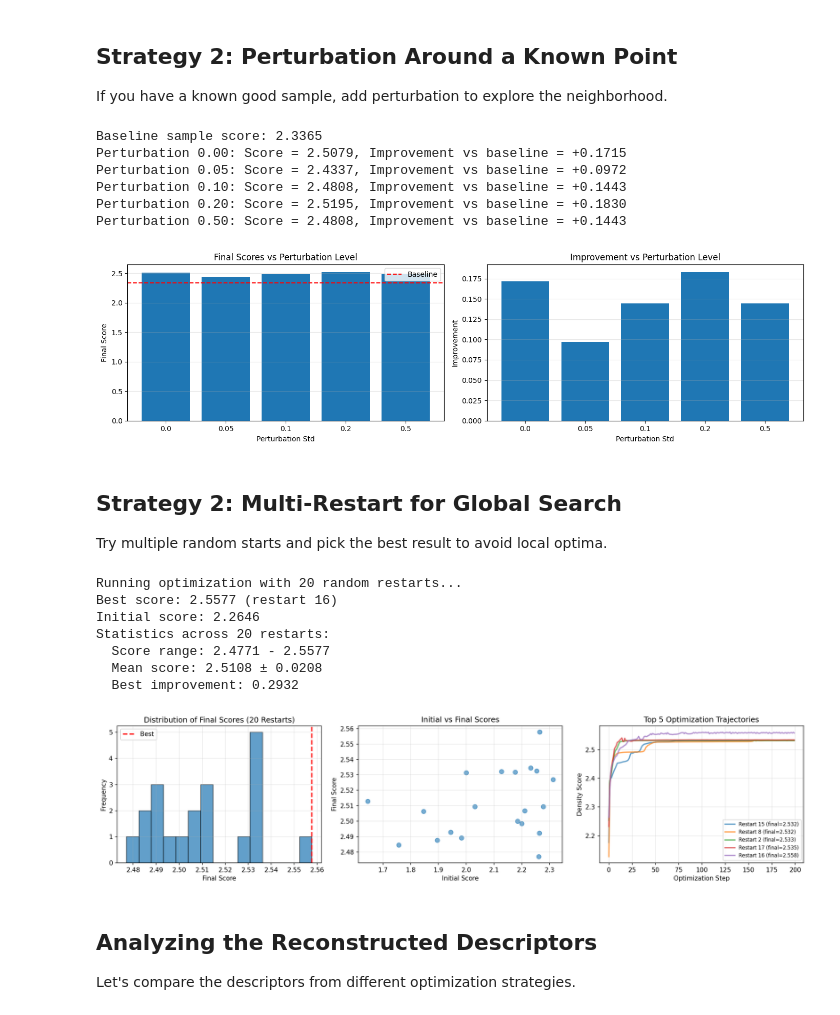
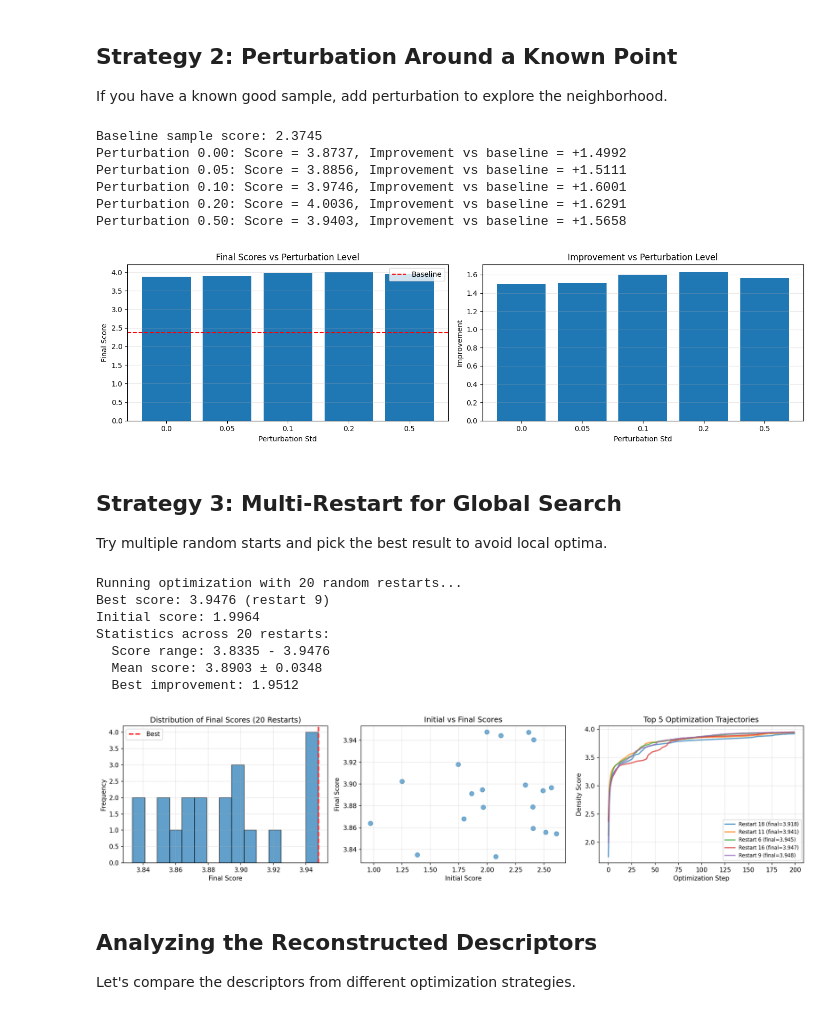
Before and after one commit to TsumiNa/foundation_model, a Jupyter notebook: notebooks/advanced_optimization_demo.ipynb, the cells around one changed output. Drawn from its saved outputs; the diff is of its cells as text; code cells hidden in the pictures.

```diff
--- a/notebooks/advanced_optimization_demo.ipynb
+++ b/notebooks/advanced_optimization_demo.ipynb
@@ -67,7 +67,7 @@ encoder_config = MLPEncoderConfig(hidden_dims=[input_dim, 256, latent_dim], norm
 density_task = RegressionTaskConfig(
     name='density',
     data_column='density',
-    dims=[latent_dim, 64, 1],
+    dims=[latent_dim, 64, 32, 1],
     norm=True,
 )
 ae_task = AutoEncoderTaskConfig(
@@ -92,14 +92,16 @@ for epoch in range(200):
     total = 0.0
     for batch_x, batch_y in loader:
         optim.zero_grad()
-        _, h = model.encoder(batch_x)
-        pred = model.task_heads['density'](h)
-        recon = model.task_heads['reconstruction'](h)
+        # UPDATED: Use model's forward() which applies Tanh uniformly
+        outputs = model(batch_x)
+        pred = outputs['density']
+        recon = outputs['reconstruction']
         loss = F.mse_loss(pred, batch_y) + F.mse_loss(recon, batch_x)
         loss.backward()
         optim.step()
         total += loss.item() * batch_x.size(0)
-    print(f'Epoch {epoch+1}: loss={total / len(dataset):.4f}')
+    if (epoch + 1) % 50 == 0:
+        print(f'Epoch {epoch+1}: loss={total / len(dataset):.4f}')
 
 model.eval()
 train_features = X
@@ -214,15 +255,15 @@ perturbation_levels = [0.0, 0.05, 0.1, 0.2, 0.5]
 results_perturbation = []
 
 for perturb_std in perturbation_levels:
-    res = model.optimize_latent(
+    result = model.optimize_latent(
         task_name="density",
         initial_input=seed_batch,
         mode="max",
         steps=200,
         perturbation_std=perturb_std,
-        ae_task_name="reconstruction",
+        optimize_space="input",  # Default: optimize input space
     )
-    final_score = res['optimized_target'][0, 0, 0].item()
+    final_score = result.optimized_target[0, 0, 0].item()
     results_perturbation.append({"perturbation": perturb_std, "final_score": final_score})
     print(f"Perturbation {perturb_std:.2f}: Score = {final_score:.4f}, Improvement vs baseline = {final_score - baseline_score:+.4f}")
 
@@ -246,22 +287,22 @@ axes[1].grid(alpha=0.3, axis='y')
 plt.tight_layout()
 plt.show()
 # %% [output]
-Baseline sample score: 2.3365
-Perturbation 0.00: Score = 2.5079, Improvement vs baseline = +0.1715
-Perturbation 0.05: Score = 2.4337, Improvement vs baseline = +0.0972
-Perturbation 0.10: Score = 2.4808, Improvement vs baseline = +0.1443
-Perturbation 0.20: Score = 2.5195, Improvement vs baseline = +0.1830
-Perturbation 0.50: Score = 2.4808, Improvement vs baseline = +0.1443
+Baseline sample score: 2.3745
+Perturbation 0.00: Score = 3.8737, Improvement vs baseline = +1.4992
+Perturbation 0.05: Score = 3.8856, Improvement vs baseline = +1.5111
+Perturbation 0.10: Score = 3.9746, Improvement vs baseline = +1.6001
+Perturbation 0.20: Score = 4.0036, Improvement vs baseline = +1.6291
+Perturbation 0.50: Score = 3.9403, Improvement vs baseline = +1.5658
-[figure, old version]
+[figure, new version]
 # %% [markdown]
-## Strategy 2: Multi-Restart for Global Search
+## Strategy 3: Multi-Restart for Global Search
 
 Try multiple random starts and pick the best result to avoid local optima.
 # %%
 # Global search with multiple restarts
 print("Running optimization with 20 random restarts...")
 
-res_multi, details_multi = model.optimize_latent(
+result = model.optimize_latent(
     task_name="density",
     initial_input=seed_batch,
     mode="max",
@@ -269,12 +310,11 @@ res_multi, details_multi = model.optimize_latent(
     lr=0.05,
     num_restarts=20,
     perturbation_std=0.1,
-    ae_task_name="reconstruction",
-    return_details=True,
+    optimize_space="input",
 )
 
-scores = res_multi['optimized_score'][0, :, 0].detach().cpu().numpy()
-initial_val = details_multi['initial_score'][0, :, 0].detach().cpu().numpy()
+scores = result.optimized_target[0, :, 0].detach().cpu().numpy()
+initial_val = result.initial_score[0, :, 0].detach().cpu().numpy()
 best_idx = int(scores.argmax())
 print(f"Best score: {scores[best_idx]:.4f} (restart {best_idx})")
 print(f"Initial score: {initial_val[best_idx]:.4f}")
@@ -286,40 +326,40 @@ print(f"  Best improvement: {scores.max() - initial_val[best_idx]:.4f}")
 
 fig, axes = plt.subplots(1, 3, figsize=(16, 4), dpi=150)
 axes[0].hist(scores, bins=15, alpha=0.7, edgecolor='black')
 axes[0].axvline(scores[best_idx], color='red', linestyle='--', linewidth=2, label='Best')
 axes[0].set_xlabel('Final Score')
 axes[0].set_ylabel('Frequency')
 axes[0].set_title('Distribution of Final Scores (20 Restarts)')
 axes[0].legend()
 axes[0].grid(alpha=0.3)
 
 axes[1].scatter(initial_val, scores, alpha=0.6, s=50)
 axes[1].set_xlabel('Initial Score')
 axes[1].set_ylabel('Final Score')
 axes[1].set_title('Initial vs Final Scores')
 axes[1].grid(alpha=0.3)
 
-traj_multi = details_multi['trajectory'][0, :, :, 0].detach().cpu().numpy()  # (R, steps)
+traj_multi = result.trajectory[0, :, :, 0].detach().cpu().numpy()  # (R, steps)
 top_5 = np.argsort(scores)[-5:]
 for idx in top_5:
     axes[2].plot(traj_multi[idx], alpha=0.7, linewidth=2, label=f"Restart {idx} (final={scores[idx]:.3f})")
 axes[2].set_xlabel('Optimization Step')
 axes[2].set_ylabel('Density Score')
 axes[2].set_title('Top 5 Optimization Trajectories')
 axes[2].legend(fontsize=8)
 axes[2].grid(alpha=0.3)
 
 plt.tight_layout()
 plt.show()
 # %% [output]
 Running optimization with 20 random restarts...
-Best score: 2.5577 (restart 16)
-Initial score: 2.2646
+Best score: 3.9476 (restart 9)
+Initial score: 1.9964
 Statistics across 20 restarts:
-  Score range: 2.4771 - 2.5577
-  Mean score: 2.5108 ± 0.0208
-  Best improvement: 0.2932
+  Score range: 3.8335 - 3.9476
+  Mean score: 3.8903 ± 0.0348
+  Best improvement: 1.9512
-[figure, old version]
+[figure, new version]
 # %% [markdown]
 ## Analyzing the Reconstructed Descriptors
 
```
Also changed, not shown: parts of 8 cells of this notebook, 9 other files.
